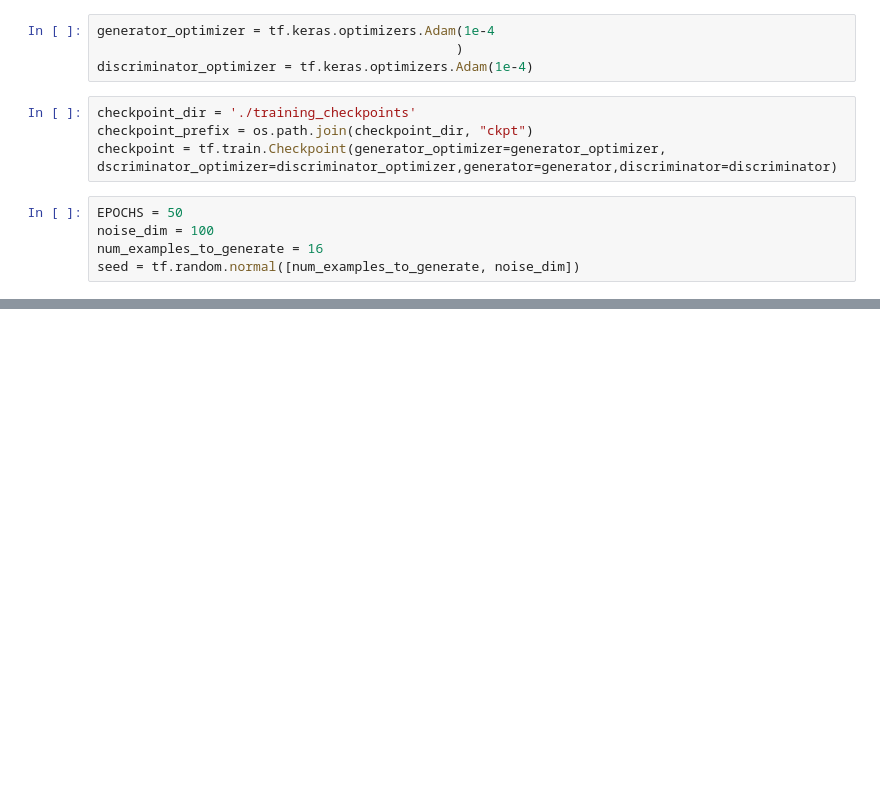
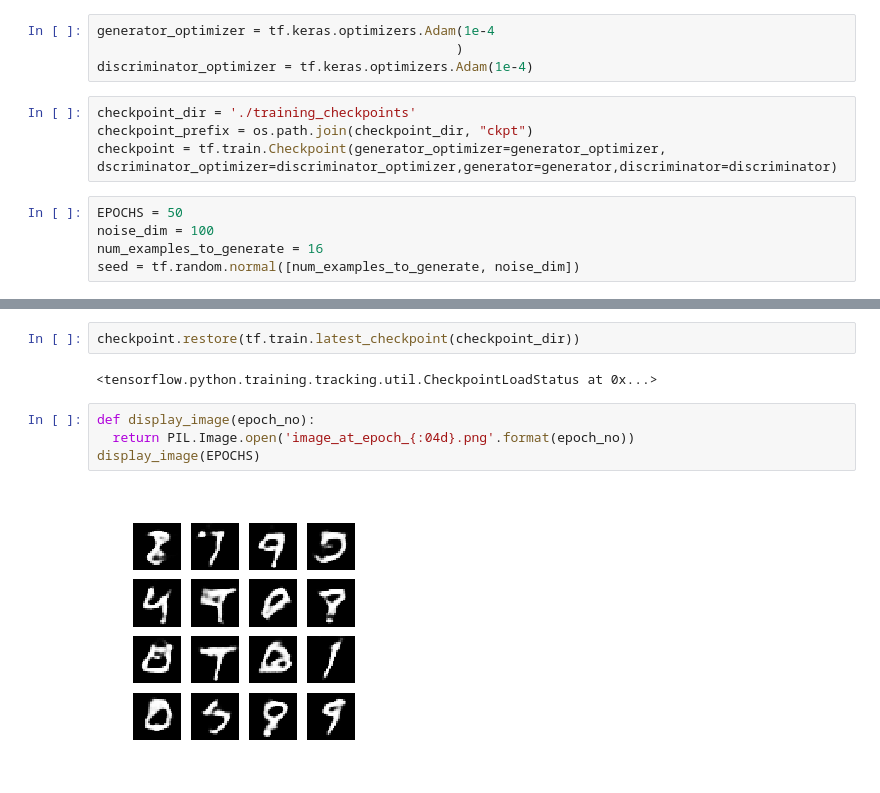
Before and after one commit to Veriny/MIT-6.S191, a Jupyter notebook: tf2_0beta_DCGAN.ipynb, the cells around one changed output, grey strips where cells are left out. Saved outputs shown, nothing was run; the diff lists cells and outputs as text; blank space fills up the shorter version.

```diff
--- a/tf2_0beta_DCGAN.ipynb
+++ b/tf2_0beta_DCGAN.ipynb
@@ -138,0 +213,10 @@ SyntaxError: ignored
+# %%
+checkpoint.restore(tf.train.latest_checkpoint(checkpoint_dir))
+# %% [output]
+<tensorflow.python.training.tracking.util.CheckpointLoadStatus at 0x...>
+# %%
+def display_image(epoch_no):
+  return PIL.Image.open('image_at_epoch_{:04d}.png'.format(epoch_no))
+display_image(EPOCHS)
+# %% [output]
+[figure, added]
```
Also changed, not shown: parts of 15 cells of this notebook.
